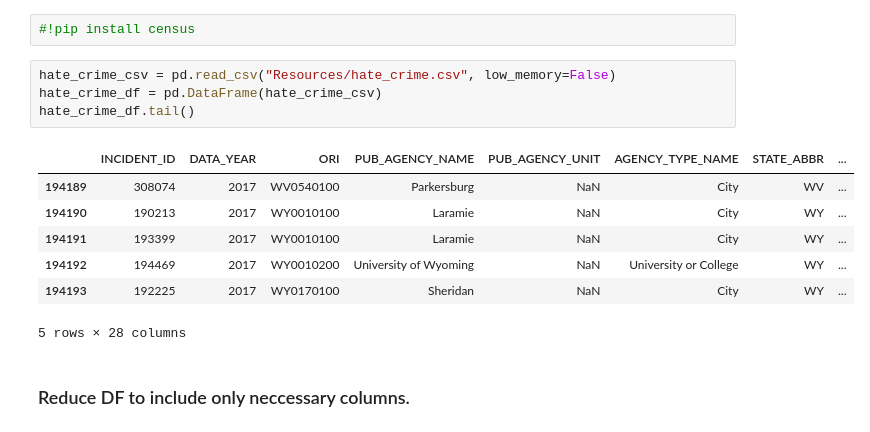
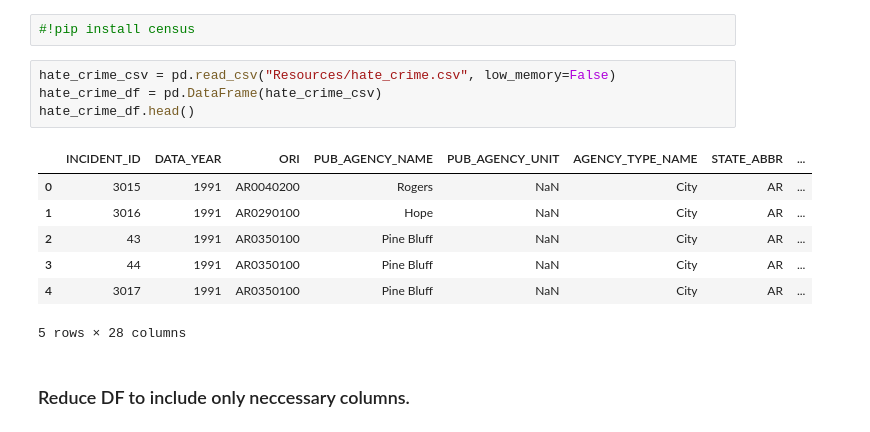
Before and after one commit to ZGrinacoff/Eight-Years-Later, a Jupyter notebook: hate_crime.ipynb, the cells around one changed output. Cells and saved outputs as stored; diff of their text form.

```diff
--- a/hate_crime.ipynb
+++ b/hate_crime.ipynb
@@ -9,14 +9,14 @@ import requests
 # %%
 hate_crime_csv = pd.read_csv("Resources/hate_crime.csv", low_memory=False)
 hate_crime_df = pd.DataFrame(hate_crime_csv)
-hate_crime_df.tail()
+hate_crime_df.head()
 # %% [output]
 |  | INCIDENT_ID | DATA_YEAR | ORI | PUB_AGENCY_NAME | PUB_AGENCY_UNIT | AGENCY_TYPE_NAME | STATE_ABBR | ... |
-| 194189 | 308074 | 2017 | WV0540100 | Parkersburg | NaN | City | WV | ... |
-| 194190 | 190213 | 2017 | WY0010100 | Laramie | NaN | City | WY | ... |
-| 194191 | 193399 | 2017 | WY0010100 | Laramie | NaN | City | WY | ... |
-| 194192 | 194469 | 2017 | WY0010200 | University of Wyoming | NaN | University or College | WY | ... |
-| 194193 | 192225 | 2017 | WY0170100 | Sheridan | NaN | City | WY | ... |
+| 0 | 3015 | 1991 | AR0040200 | Rogers | NaN | City | AR | ... |
+| 1 | 3016 | 1991 | AR0290100 | Hope | NaN | City | AR | ... |
+| 2 | 43 | 1991 | AR0350100 | Pine Bluff | NaN | City | AR | ... |
+| 3 | 44 | 1991 | AR0350100 | Pine Bluff | NaN | City | AR | ... |
+| 4 | 3017 | 1991 | AR0350100 | Pine Bluff | NaN | City | AR | ... |
 5 rows × 28 columns
 # %% [markdown]
 ### Reduce DF to include only neccessary columns.
```
Also changed, not shown: parts of 7 cells of this notebook.
